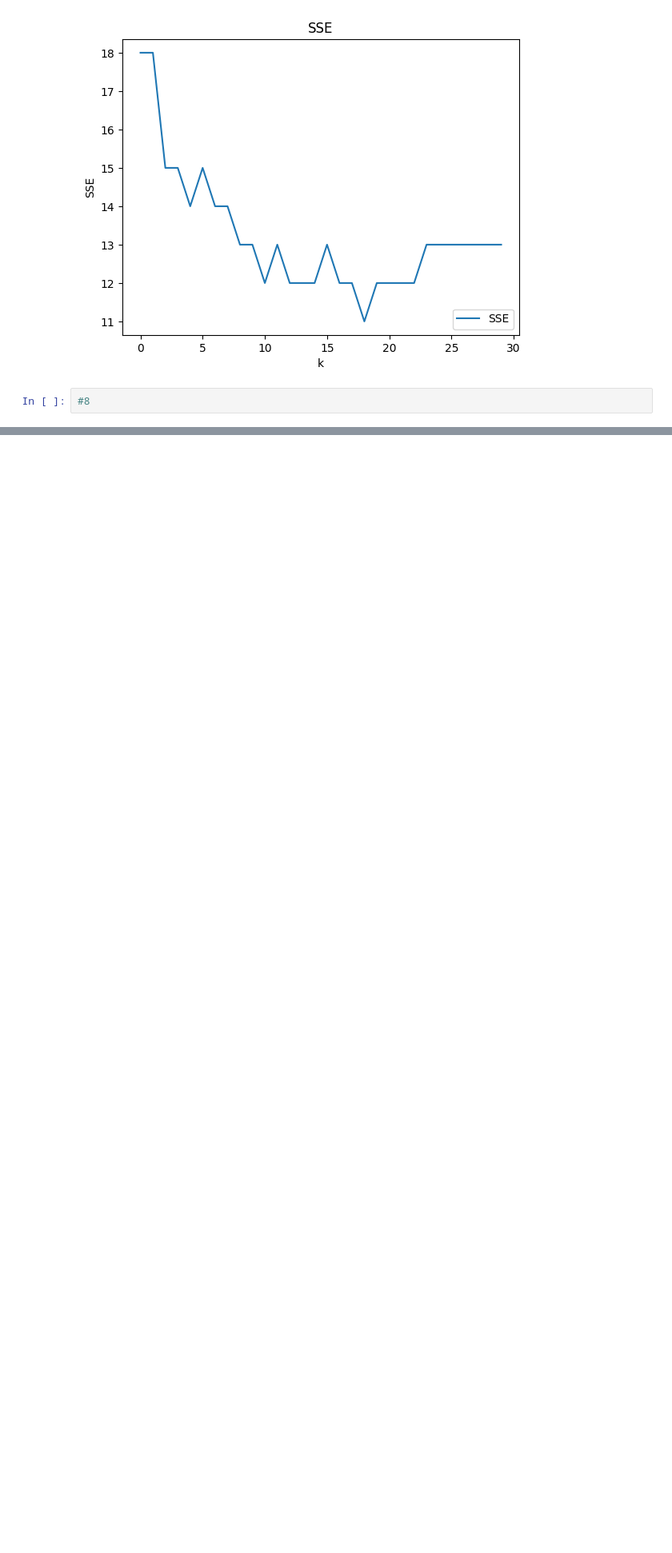
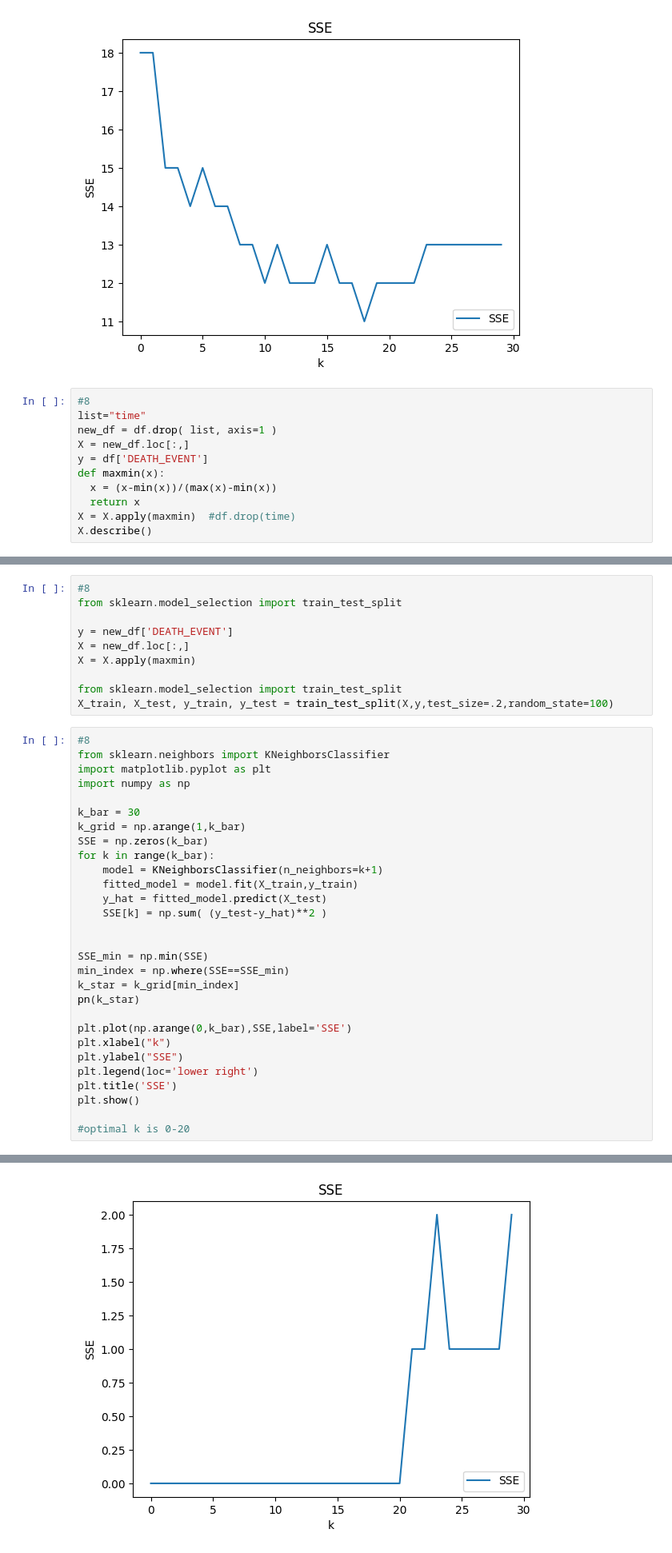
Before and after one commit to ToriStoner/assignment3, a Jupyter notebook: assignment_knn_and_kmc.ipynb, the cells around one changed output, grey strips where cells are left out. Shown at 80% size. Cells and saved outputs as stored; diff of their text form; blank space fills up the shorter version.

```diff
--- a/assignment_knn_and_kmc.ipynb
+++ b/assignment_knn_and_kmc.ipynb
@@ -530,3 +601,12 @@ plt.show()
 [figure]
 # %%
 #8
+list="time"
+new_df = df.drop( list, axis=1 )
+X = new_df.loc[:,]
+y = df['DEATH_EVENT']
+def maxmin(x):
+  x = (x-min(x))/(max(x)-min(x))
+  return x
+X = X.apply(maxmin)  #df.drop(time)
+X.describe()
@@ -532,0 +623,40 @@ plt.show()
+# %%
+#8
+from sklearn.model_selection import train_test_split
+
+y = new_df['DEATH_EVENT']
+X = new_df.loc[:,]
+X = X.apply(maxmin)
+
+from sklearn.model_selection import train_test_split
+X_train, X_test, y_train, y_test = train_test_split(X,y,test_size=.2,random_state=100)
+# %%
+#8
+from sklearn.neighbors import KNeighborsClassifier
+import matplotlib.pyplot as plt
+import numpy as np
+
+k_bar = 30
+k_grid = np.arange(1,k_bar)
+SSE = np.zeros(k_bar)
+for k in range(k_bar):
+    model = KNeighborsClassifier(n_neighbors=k+1)
+    fitted_model = model.fit(X_train,y_train)
+    y_hat = fitted_model.predict(X_test)
+    SSE[k] = np.sum( (y_test-y_hat)**2 )
+
+
+SSE_min = np.min(SSE)
+min_index = np.where(SSE==SSE_min)
+k_star = k_grid[min_index]
+pn(k_star)
+
+plt.plot(np.arange(0,k_bar),SSE,label='SSE')
+plt.xlabel("k")
+plt.ylabel("SSE")
+plt.legend(loc='lower right')
+plt.title('SSE')
+plt.show()
+
+#optimal k is 0-20
+# %% [output]
@@ -533,3 +664,4 @@ plt.show()
+[figure, added]
 # %% [markdown]
 **Q4.** Let's do some very basic computer vision. We're going to import the MNIST handwritten digits data and $k$NN to predict values (i.e. "see/read").
 
```
Also changed, not shown: parts of 12 cells of this notebook.
